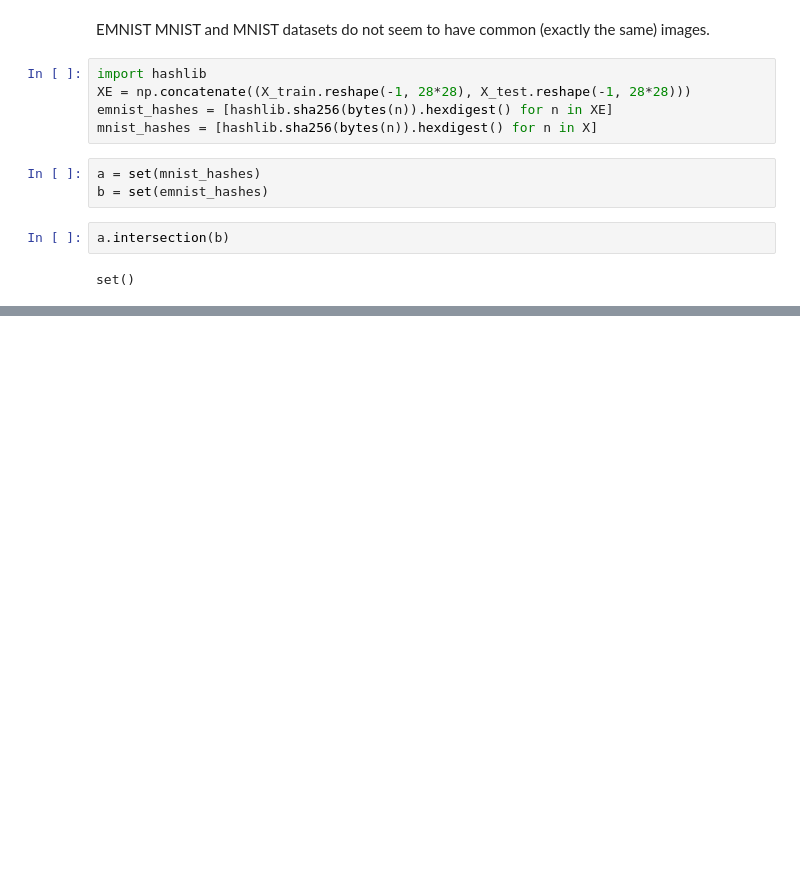
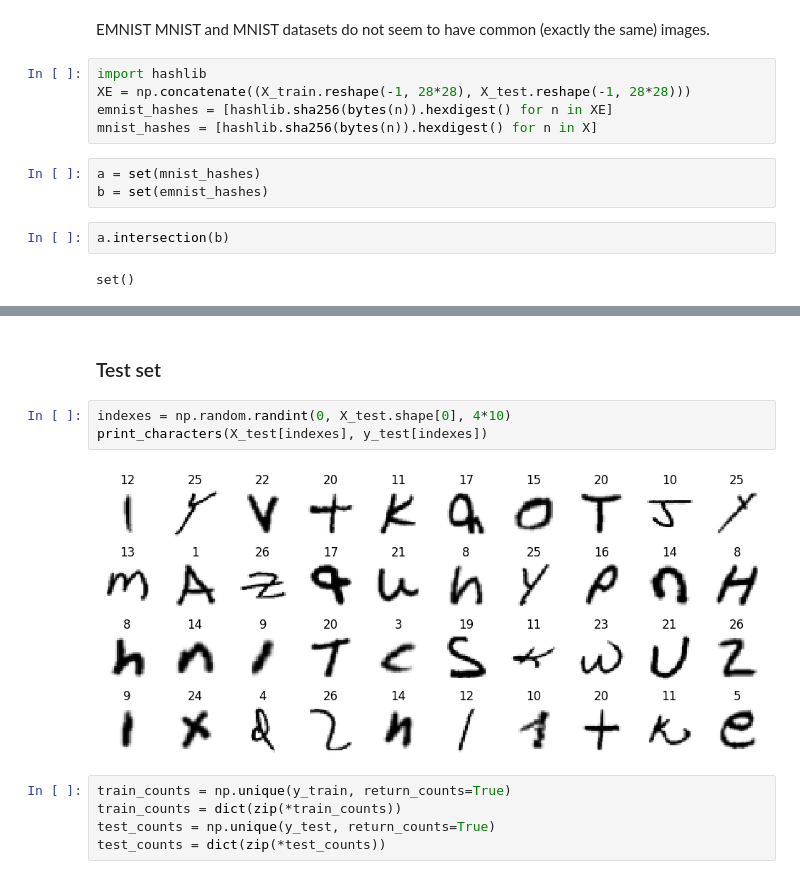
Before and after one commit to fstachura/psi-handwriting-recognition, a Jupyter notebook: datasets.ipynb, the cells around one changed output, grey strips where cells are left out. Saved outputs shown, nothing was run; the diff lists cells and outputs as text; blank space fills up the shorter version.

```diff
--- a/datasets.ipynb
+++ b/datasets.ipynb
@@ -209,0 +192,12 @@ Text(0.5, 1.0, 'Number of images per class')
+# %% [markdown]
+### Test set
+# %%
+indexes = np.random.randint(0, X_test.shape[0], 4*10)
+print_characters(X_test[indexes], y_test[indexes])
+# %% [output]
+[figure, added]
+# %%
+train_counts = np.unique(y_train, return_counts=True)
+train_counts = dict(zip(*train_counts))
+test_counts = np.unique(y_test, return_counts=True)
+test_counts = dict(zip(*test_counts))
```
Also changed, not shown: parts of 20 cells of this notebook, 5 other files.
